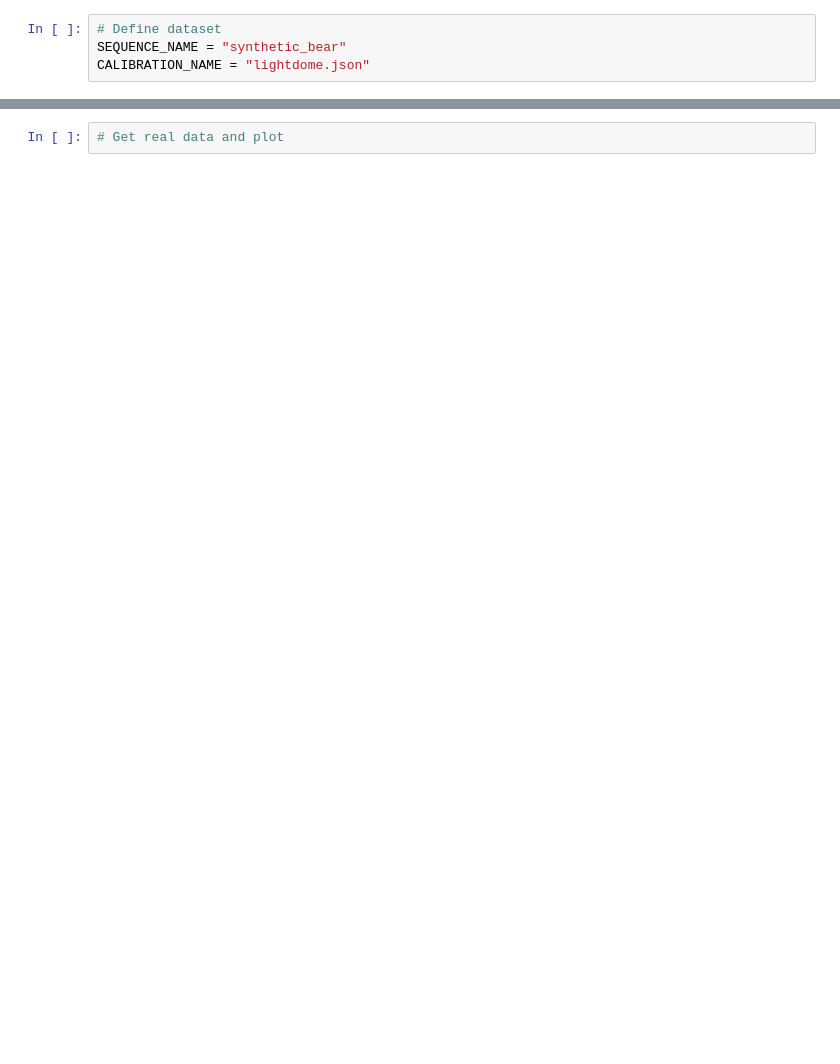
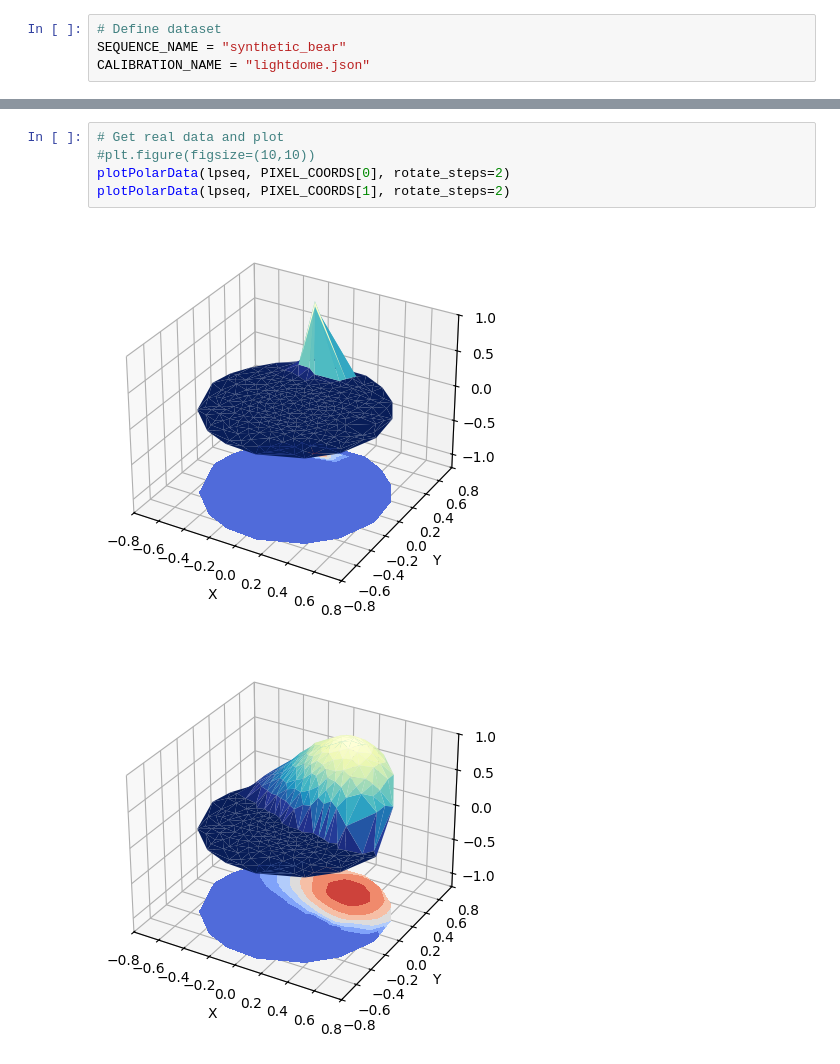
Before and after one commit to PurpleWavesDev/StopAndGlow, a Jupyter notebook: rti_plotting.ipynb, the cells around one changed output, grey strips where cells are left out. Drawn from its saved outputs; the diff is of its cells as text; blank space fills up the shorter version.

```diff
--- a/rti_plotting.ipynb
+++ b/rti_plotting.ipynb
@@ -156,2 +181,8 @@ plotPolarRti(lambda coord: calcPtm(coord, PIXEL_COORDS[0], ptm), rotate_steps=2)
-# %%
-# Get real data and plot
+# %%
+# Get real data and plot
+#plt.figure(figsize=(10,10))
+plotPolarData(lpseq, PIXEL_COORDS[0], rotate_steps=2)
+plotPolarData(lpseq, PIXEL_COORDS[1], rotate_steps=2)
+# %% [output]
+[figure, added]
+[figure, added]
```
Also changed, not shown: parts of 6 cells of this notebook.
